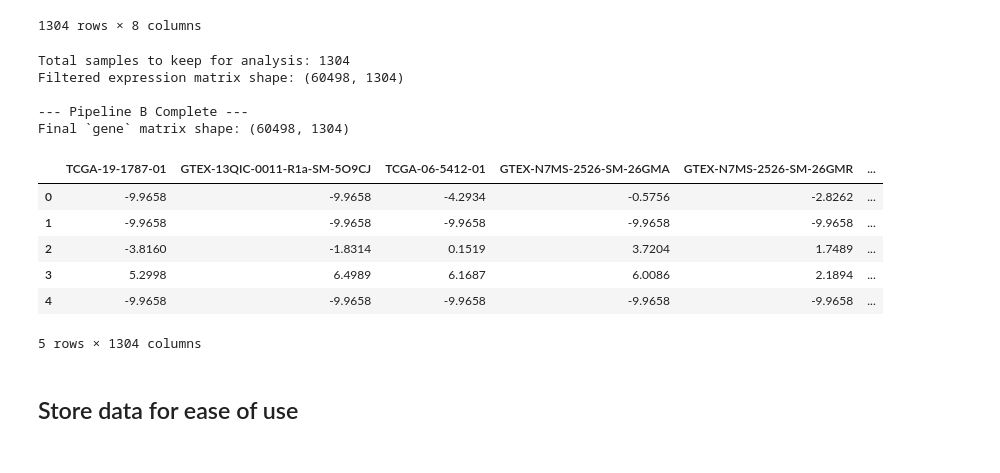
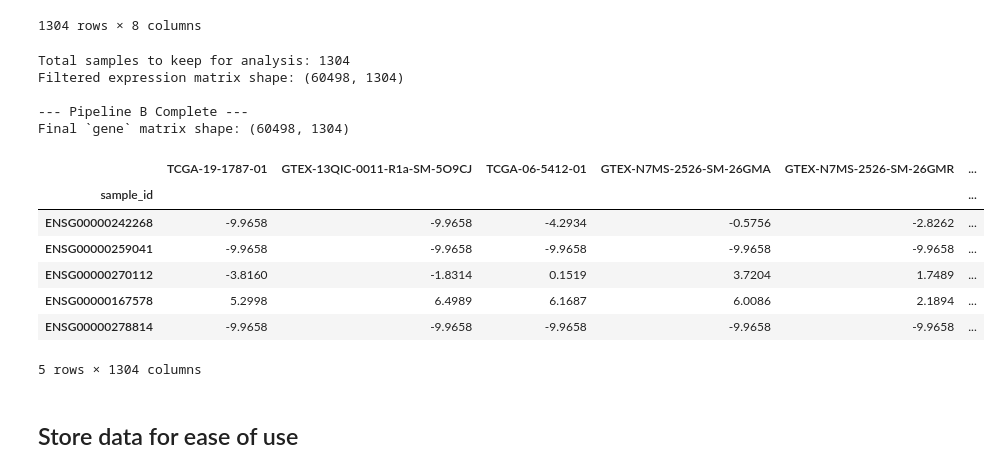
Before and after one commit to tobitotaku/ai-brain-tumor, a Jupyter notebook: preprocessing_xena_gbm_healthy.ipynb, the cells around one changed output. Saved outputs shown, nothing was run; the diff lists cells and outputs as text; code cells hidden in the pictures.

```diff
--- a/preprocessing_xena_gbm_healthy.ipynb
+++ b/preprocessing_xena_gbm_healthy.ipynb
@@ -157,29 +157,30 @@ combined_metadata_df
 # %%
 b_samples_to_keep = combined_metadata_df['sample_id'].tolist()
 
 print(f"Total samples to keep for analysis: {len(b_samples_to_keep)}")
-
-filtered_genes = gene_expression_df[
-    gene_expression_df.columns.intersection(b_samples_to_keep)
+expression_indexed_df = gene_expression_df.set_index('sample_id')
+filtered_genes = expression_indexed_df[
+    expression_indexed_df.columns.intersection(b_samples_to_keep)
 ].copy()
 
 print(f"Filtered expression matrix shape: {filtered_genes.shape}")
 
 print("\n--- Pipeline B Complete ---")
 print(f"Final `gene` matrix shape: {filtered_genes.shape}")
 display(filtered_genes.head())
 # %% [output]
 Total samples to keep for analysis: 1304
 Filtered expression matrix shape: (60498, 1304)
 
 --- Pipeline B Complete ---
 Final `gene` matrix shape: (60498, 1304)
 |  | TCGA-19-1787-01 | GTEX-13QIC-0011-R1a-SM-5O9CJ | TCGA-06-5412-01 | GTEX-N7MS-2526-SM-26GMA | GTEX-N7MS-2526-SM-26GMR | ... |
-| 0 | -9.9658 | -9.9658 | -4.2934 | -0.5756 | -2.8262 | ... |
-| 1 | -9.9658 | -9.9658 | -9.9658 | -9.9658 | -9.9658 | ... |
-| 2 | -3.8160 | -1.8314 | 0.1519 | 3.7204 | 1.7489 | ... |
-| 3 | 5.2998 | 6.4989 | 6.1687 | 6.0086 | 2.1894 | ... |
-| 4 | -9.9658 | -9.9658 | -9.9658 | -9.9658 | -9.9658 | ... |
+| sample_id |  |  |  |  |  | ... |
+| ENSG00000242268 | -9.9658 | -9.9658 | -4.2934 | -0.5756 | -2.8262 | ... |
+| ENSG00000259041 | -9.9658 | -9.9658 | -9.9658 | -9.9658 | -9.9658 | ... |
+| ENSG00000270112 | -3.8160 | -1.8314 | 0.1519 | 3.7204 | 1.7489 | ... |
+| ENSG00000167578 | 5.2998 | 6.4989 | 6.1687 | 6.0086 | 2.1894 | ... |
+| ENSG00000278814 | -9.9658 | -9.9658 | -9.9658 | -9.9658 | -9.9658 | ... |
 5 rows × 1304 columns
 # %% [markdown]
 ## Store data for ease of use
```
Also changed, not shown: 1 other file.
